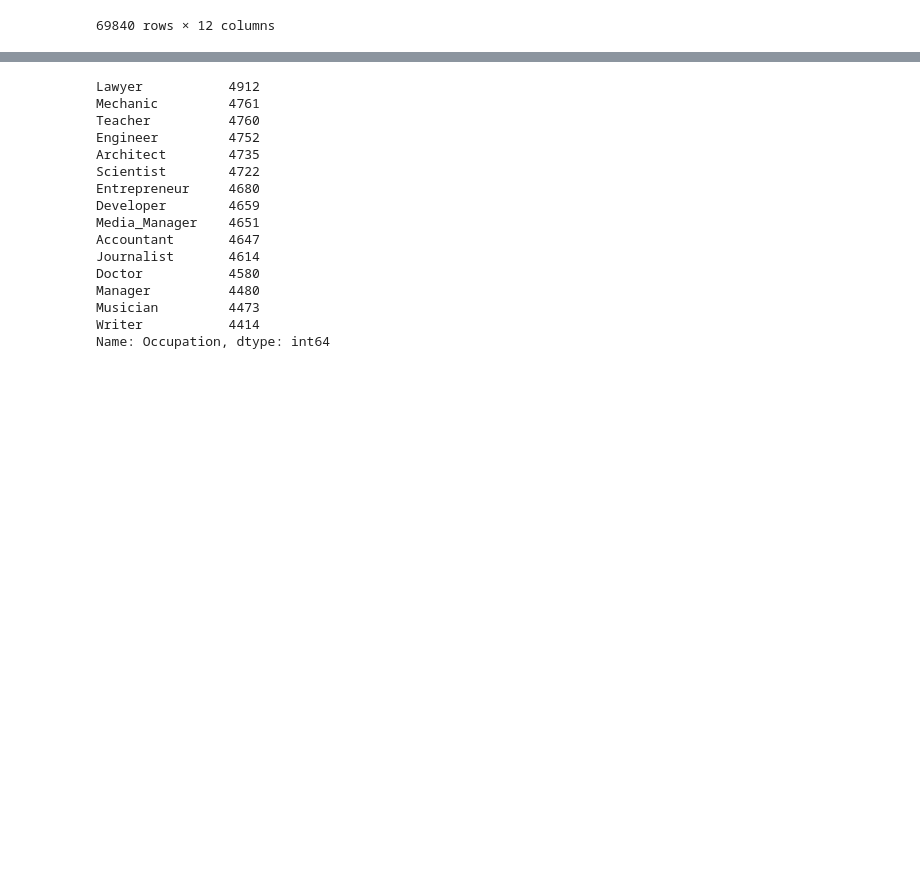
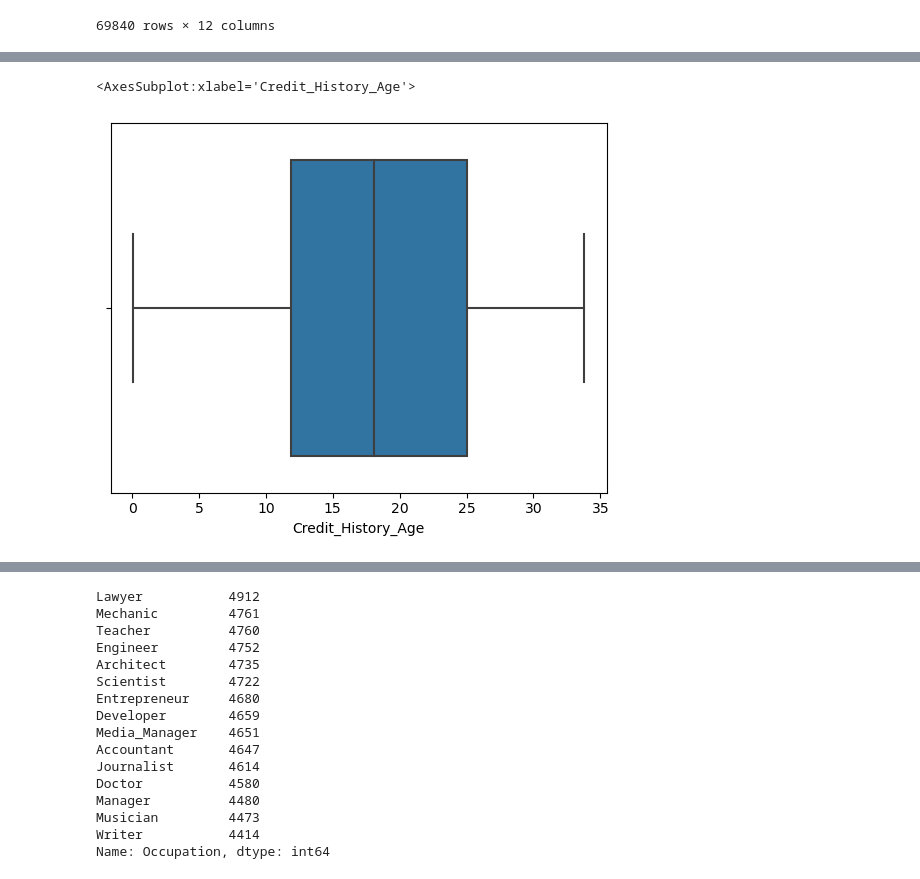
Before and after one commit to amaboh/Machine_learning_in_finance, a Jupyter notebook: Credit score/Credit score.ipynb, the cells around one changed output, grey strips where cells are left out. Cells and saved outputs as stored; diff of their text form; code cells hidden in the pictures; blank space fills up the shorter version.

```diff
--- a/Credit score/Credit score.ipynb
+++ b/Credit score/Credit score.ipynb
@@ -336,3 +325,8 @@ sns.boxplot(x=df_cleaned['Annual_Income'])
+# %%
+sns.boxplot(x=df_cleaned['Credit_History_Age'])
+# %% [output]
+<AxesSubplot:xlabel='Credit_History_Age'>
+[figure, added]
 # %%
 sns.boxplot(x=df_cleaned['Outstanding_Debt'])
 # %% [output]
```
Also changed, not shown: parts of 4 cells of this notebook, 21 other files.
